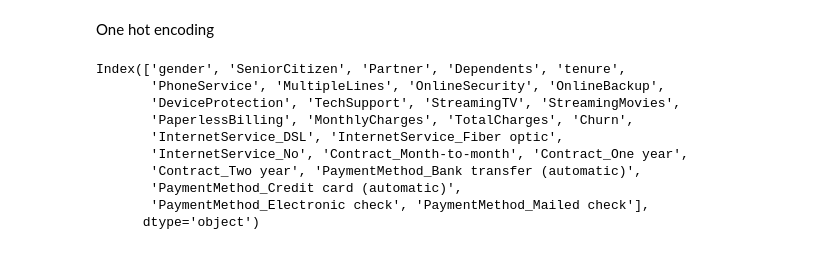
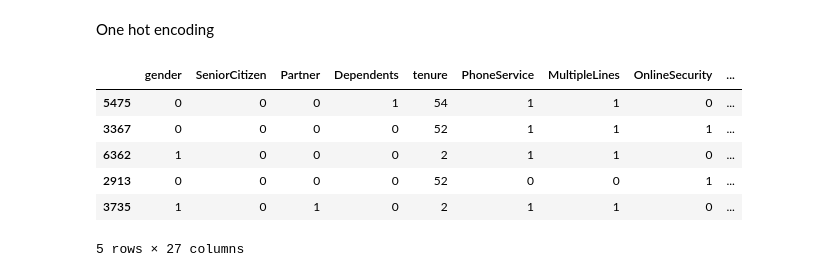
Before and after one commit to Visheshpgowda/Deep_Learning, a Jupyter notebook: 18_customer_churnann/index.ipynb, the cells around one changed output. Drawn from its saved outputs; the diff is of its cells as text; code cells hidden in the pictures.

```diff
--- a/18_customer_churnann/index.ipynb
+++ b/18_customer_churnann/index.ipynb
@@ -228,16 +262,13 @@ See the caveats in the documentation: https://pandas.pydata.org/pandas-docs/stab
 One hot encoding
 # %%
 
-df2 = pd.get_dummies(data=df1, columns=['InternetService','Contract','PaymentMethod'])
-df2.columns
+df2 = pd.get_dummies(data=df1, columns=['InternetService','Contract','PaymentMethod']).astype('int64')
+df2.sample(5)
 # %% [output]
+|  | gender | SeniorCitizen | Partner | Dependents | tenure | PhoneService | MultipleLines | OnlineSecurity | ... |
+| 5475 | 0 | 0 | 0 | 1 | 54 | 1 | 1 | 0 | ... |
+| 3367 | 0 | 0 | 0 | 0 | 52 | 1 | 1 | 1 | ... |
+| 6362 | 1 | 0 | 0 | 0 | 2 | 1 | 1 | 0 | ... |
+| 2913 | 0 | 0 | 0 | 0 | 52 | 0 | 0 | 1 | ... |
+| 3735 | 1 | 0 | 1 | 0 | 2 | 1 | 1 | 0 | ... |
-Index(['gender', 'SeniorCitizen', 'Partner', 'Dependents', 'tenure',
-       'PhoneService', 'MultipleLines', 'OnlineSecurity', 'OnlineBackup',
-       'DeviceProtection', 'TechSupport', 'StreamingTV', 'StreamingMovies',
-       'PaperlessBilling', 'MonthlyCharges', 'TotalCharges', 'Churn',
-       'InternetService_DSL', 'InternetService_Fiber optic',
-       'InternetService_No', 'Contract_Month-to-month', 'Contract_One year',
-       'Contract_Two year', 'PaymentMethod_Bank transfer (automatic)',
-       'PaymentMethod_Credit card (automatic)',
-       'PaymentMethod_Electronic check', 'PaymentMethod_Mailed check'],
-      dtype='object')
+5 rows × 27 columns
```
Also changed, not shown: parts of 15 cells of this notebook, 5 other files.
